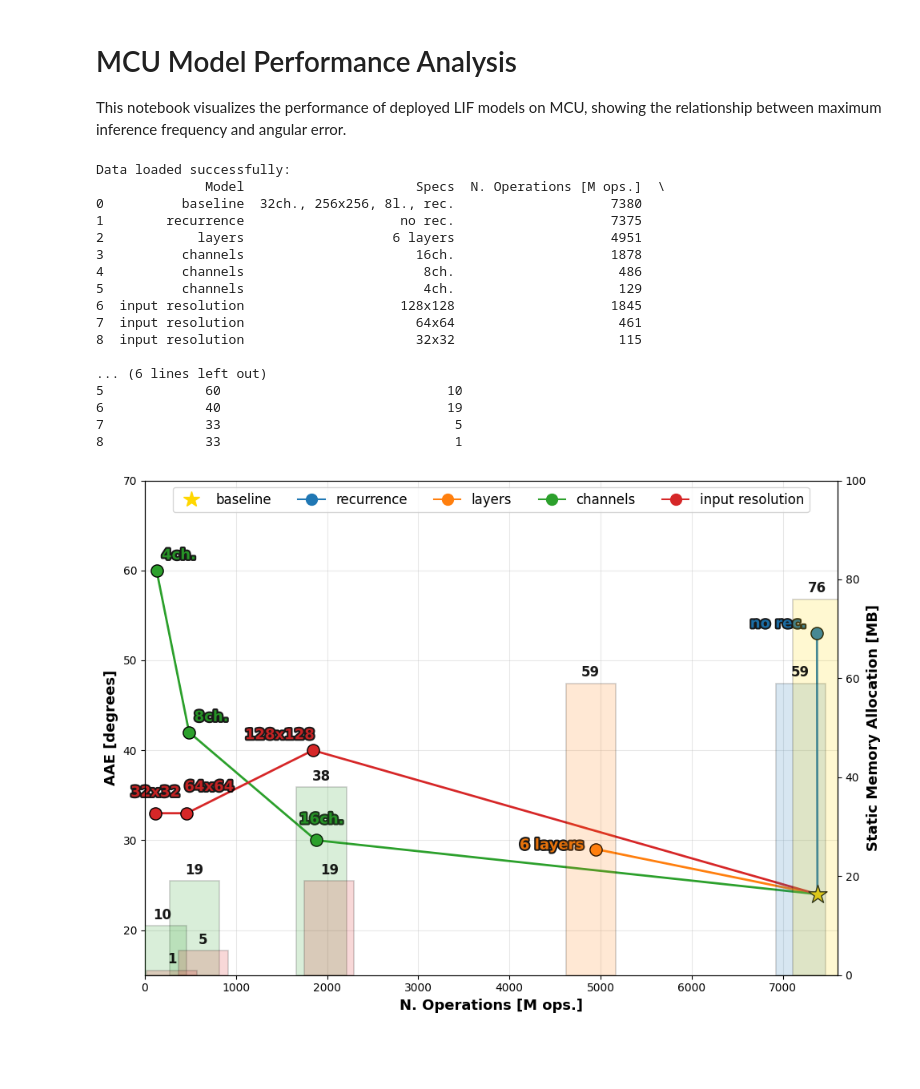
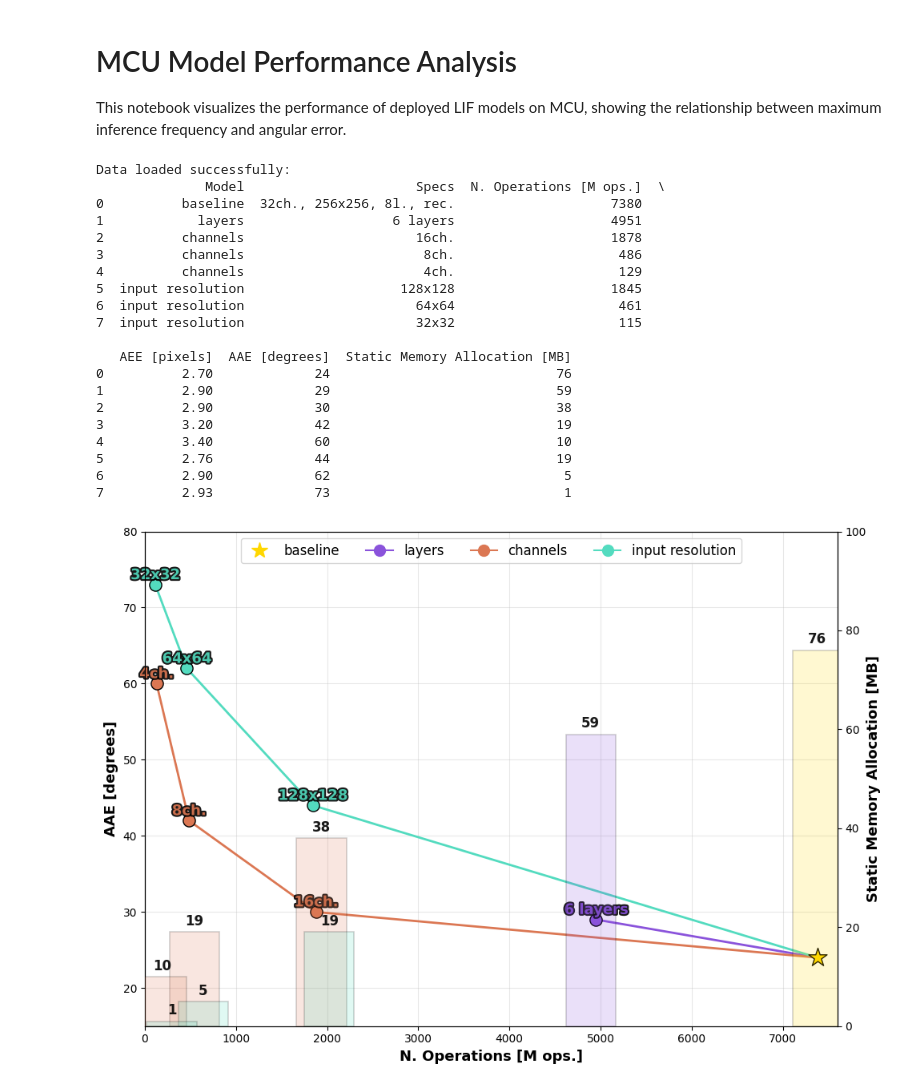
Before and after one commit to LSquarzoni/SNN_Event-based_Optical_Flow, a Jupyter notebook: plotter.ipynb, the cells around one changed output. Cells and saved outputs as stored; diff of their text form; code cells hidden in the pictures; blank space fills up the shorter version.

```diff
--- a/plotter.ipynb
+++ b/plotter.ipynb
@@ -10,14 +10,15 @@ import numpy as np
 # Define the data
 data = {
     'Model': [
-        'baseline', 'recurrence', 'layers', 'channels', 'channels', 'channels', 'input resolution', 'input resolution', 'input resolution',
+        'baseline', 'layers', 'channels', 'channels', 'channels', 'input resolution', 'input resolution', 'input resolution',
     ],
     'Specs': [
-        '32ch., 256x256, 8l., rec.', 'no rec.', '6 layers', '16ch.', '8ch.', '4ch.', '128x128', '64x64', '32x32',
+        '32ch., 256x256, 8l., rec.', '6 layers', '16ch.', '8ch.', '4ch.', '128x128', '64x64', '32x32',
     ],
-    'N. Operations [M ops.]': [7380, 7375, 4951, 1878, 486, 129, 1845, 461, 115],
-    'AAE [degrees]': [24, 53, 29, 30, 42, 60, 40, 33, 33],
-    'Static Memory Allocation [MB]': [76, 59, 59, 38, 19, 10, 19, 5, 1]
+    'N. Operations [M ops.]': [7380, 4951, 1878, 486, 129, 1845, 461, 115],
+    'AEE [pixels]': [2.7, 2.9, 2.9, 3.2, 3.4, 2.76, 2.9, 2.93],
+    'AAE [degrees]': [24, 29, 30, 42, 60, 44, 62, 73],
+    'Static Memory Allocation [MB]': [76, 59, 38, 19, 10, 19, 5, 1]
 }
 
 df = pd.DataFrame(data)
@@ -27,20 +28,23 @@ print(df)
 Data loaded successfully:
               Model                      Specs  N. Operations [M ops.]  \
 0          baseline  32ch., 256x256, 8l., rec.                    7380
-1        recurrence                    no rec.                    7375
-2            layers                   6 layers                    4951
-3          channels                      16ch.                    1878
-4          channels                       8ch.                     486
-5          channels                       4ch.                     129
-6  input resolution                    128x128                    1845
-7  input resolution                      64x64                     461
-8  input resolution                      32x32                     115
+1            layers                   6 layers                    4951
+2          channels                      16ch.                    1878
+3          channels                       8ch.                     486
+4          channels                       4ch.                     129
+5  input resolution                    128x128                    1845
+6  input resolution                      64x64                     461
+7  input resolution                      32x32                     115
 
-... (6 lines left out)
-5             60                             10
-6             40                             19
-7             33                              5
-8             33                              1
+   AEE [pixels]  AAE [degrees]  Static Memory Allocation [MB]
+0          2.70             24                             76
+1          2.90             29                             59
+2          2.90             30                             38
+3          3.20             42                             19
+4          3.40             60                             10
+5          2.76             44                             19
+6          2.90             62                              5
+7          2.93             73                              1
 # %%
 # Plot: x = N. Operations [M ops.], y = AAE [degrees], secondary y = Static Memory Allocation [MB] as histogram bars (wider, offset, black border, more transparent, legend upper center, labels, black bar values, enhanced dot labels, improved label separation)
 import matplotlib.lines as mlines
@@ -53,7 +57,7 @@ fig.patch.set_alpha(0.0)
 ax1.set_xlabel('N. Operations [M ops.]', fontsize=13, fontweight='bold')
 ax1.set_ylabel('AAE [degrees]', fontsize=13, fontweight='bold')
 ax1.set_xlim(0, 7600)
-ax1.set_ylim(15, 70)
+ax1.set_ylim(15, 80)
 ax1.grid(True, alpha=0.3)
 
 # Second y axis for memory
@@ -61,18 +65,16 @@ ax2 = ax1.twinx()
 ax2.set_ylabel('Static Memory Allocation [MB]', fontsize=13, fontweight='bold', labelpad=0)
 ax2.set_ylim(0, 100)
 
-# Define model groups (excluding baseline)
+# Define model groups (excluding baseline and recurrence)
 model_groups = {
-    'recurrence': '#1f77b4',
-    'layers': '#ff7f0e',
-    'channels': '#2ca02c',
-    'input resolution': '#d62728'
+    'layers': '#8A53DB',
+    'channels': '#DB7753',
+    'input resolution': '#53DBBF'
 }
 
 # Plot histogram bars for memory allocation (foreground, semi-transparent, wider, offset, black border, with value labels)
 bar_width = 600 # even wider bars
 offsets = {
-    'recurrence': -1.5*bar_width/5,
     'layers': -0.5*bar_width/5,
     'channels': 0.5*bar_width/5,
     'input resolution': 1.5*bar_width/5
@@ -98,38 +100,37 @@ ax2.text(baseline['N. Operations [M ops.]'], baseline['Static Memory Allocation
 ax1.scatter(baseline['N. Operations [M ops.]'], baseline['AAE [degrees]'], marker='*', s=300, color='gold', edgecolor='black', label='baseline', zorder=10)
 
 # For each group, plot only the first baseline and the group points (no repeated dots), and label dots with specs
 label_offsets = {
-    'recurrence': (-35, 5),
-    'layers': (-40, 0),
-    'channels': [ (5, 15), (20, 10), (20, 10) ],
-    'input resolution': [(-30, 10), (20, 20), (0, 15)]
+    'layers': (0, 5),
+    'channels': [ (0, 5), (0, 5), (0, 5) ],
+    'input resolution': [(0, 5), (0, 5), (0, 5)]
 }
 DOT_LABEL_FONTSIZE = 13  # Increased font size for dot labels
 for group, color in model_groups.items():
     group_points = df[df['Model'] == group].copy()
     group_df = pd.concat([df[df['Model'] == 'baseline'], group_points]).sort_values('N. Operations [M ops.]', ascending=False)
     # Plot line (dotted) on main axis
     ax1.plot(group_df['N. Operations [M ops.]'], group_df['AAE [degrees]'], linestyle='-', color=color, linewidth=2, label=group, zorder=2)
     # Plot dots for group points only (not baseline)
     ax1.scatter(group_points['N. Operations [M ops.]'], group_points['AAE [degrees]'], color=color, s=120, edgecolor='black', zorder=3)
     # Add labels to dots (specs) with black border and offset to avoid overlap
     if isinstance(label_offsets[group], list):
         for i, row in enumerate(group_points.itertuples()):
-            dx, dy = label_offsets[group][i] if i < len(label_offsets[group]) else (0, 10 + i*10)
-            ax1.annotate(row.Specs, (row._3, row._4), textcoords="offset points", xytext=(dx, dy), ha='center', fontsize=DOT_LABEL_FONTSIZE, color=color, fontweight='bold', alpha=0.9, zorder=11,
+            dx, dy = label_offsets[group][i] if i < len(label_offsets[group]) else (0, 3 + i*2)
+            ax1.annotate(row.Specs, (row._3, row._5), textcoords="offset points", xytext=(dx, dy), ha='center', fontsize=DOT_LABEL_FONTSIZE, color=color, fontweight='bold', alpha=0.9, zorder=11,
                 path_effects=[withStroke(linewidth=3, foreground='black')])
     else:
         dx, dy = label_offsets[group]
         for i, row in enumerate(group_points.itertuples()):
-            ax1.annotate(row.Specs, (row._3, row._4), textcoords="offset points", xytext=(dx, dy + i*2), ha='center', fontsize=DOT_LABEL_FONTSIZE, color=color, fontweight='bold', alpha=0.9, zorder=11,
+            ax1.annotate(row.Specs, (row._3, row._5), textcoords="offset points", xytext=(dx, dy + i*2), ha='center', fontsize=DOT_LABEL_FONTSIZE, color=color, fontweight='bold', alpha=0.9, zorder=11,
                 path_effects=[withStroke(linewidth=3, foreground='black')])
 
 # Legends
 star = mlines.Line2D([], [], color='gold', marker='*', linestyle='None', markersize=15, label='baseline')
 dots = [mlines.Line2D([], [], color=color, marker='o', linestyle='-', markersize=10, label=label) for label, color in model_groups.items()]
 ax1.legend(handles=[star]+dots, fontsize=12, loc='upper center', ncol=5)
 
 fig.tight_layout()
 plt.show()
 # %% [output]
-[figure, old version]
+[figure, new version]
```
Also changed, not shown: parts of 4 cells of this notebook, 3 other files.
